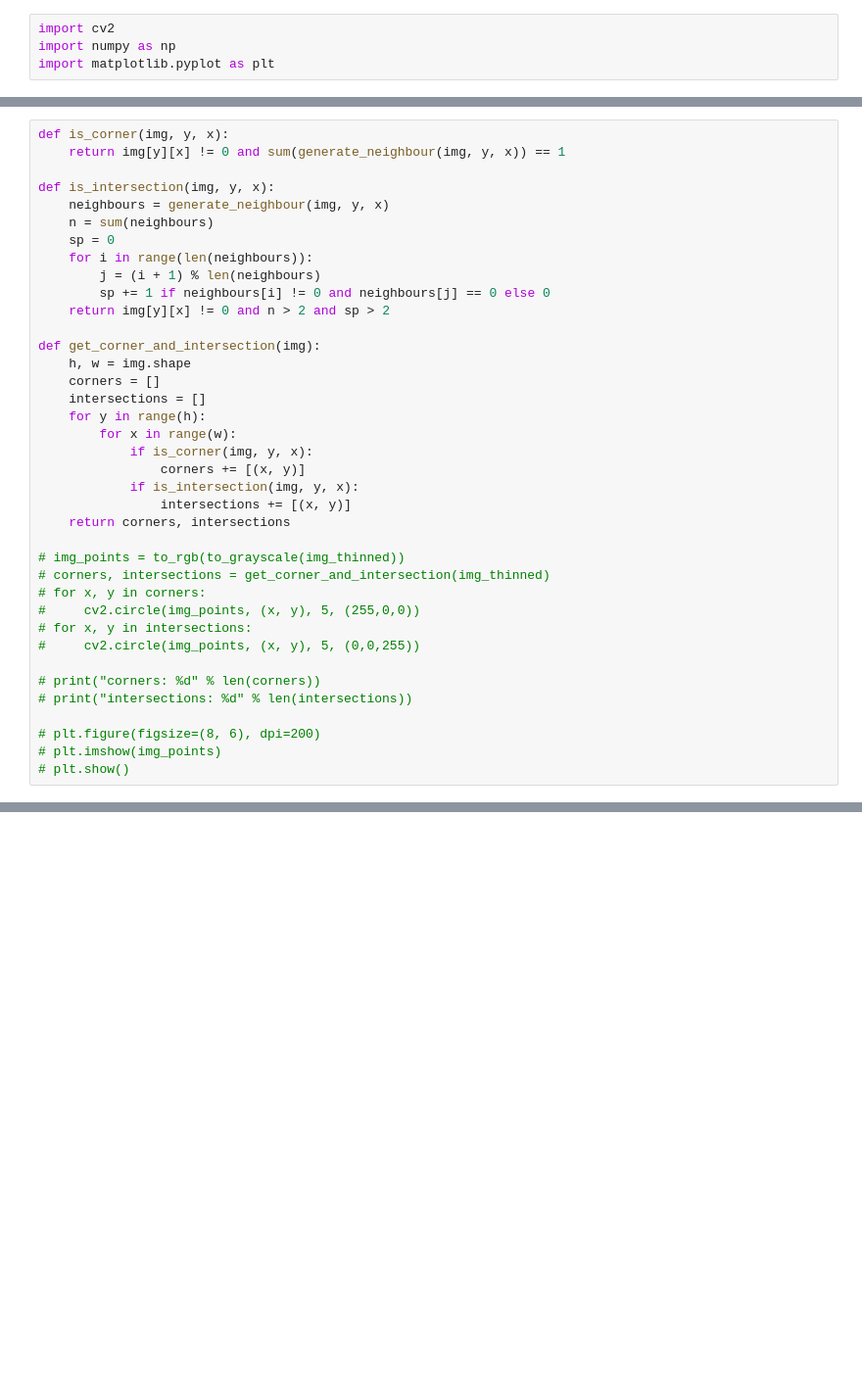
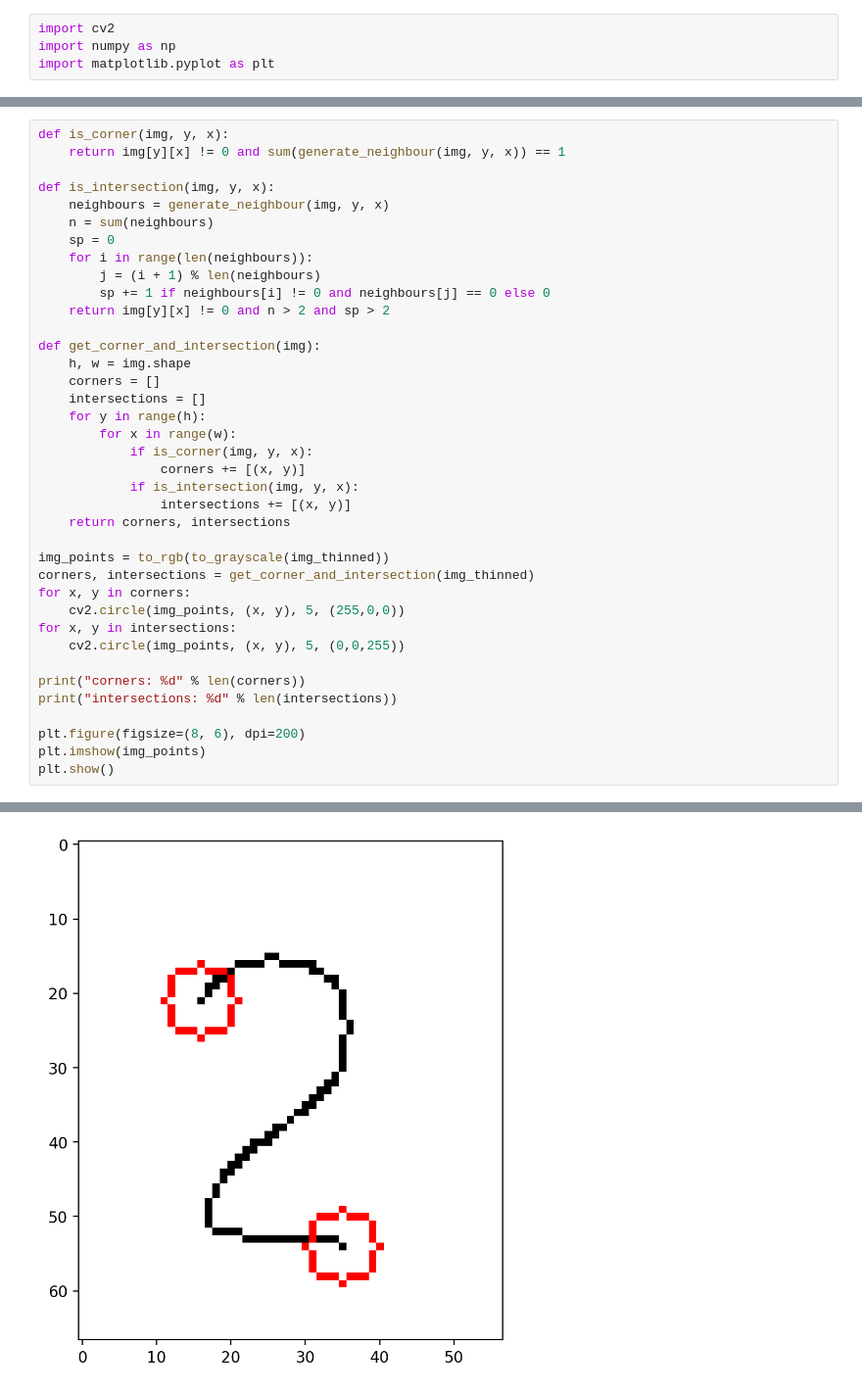
Before and after one commit to jauhararifin/imaginary, a Jupyter notebook: task_7/task.ipynb, the cells around one changed output, grey strips where cells are left out. Shown at 98% size. Drawn from its saved outputs; the diff is of its cells as text; blank space fills up the shorter version.

```diff
--- a/task_7/task.ipynb
+++ b/task_7/task.ipynb
@@ -130,16 +131,17 @@ def get_corner_and_intersection(img):
                 intersections += [(x, y)]
     return corners, intersections
 
-# img_points = to_rgb(to_grayscale(img_thinned))
-# corners, intersections = get_corner_and_intersection(img_thinned)
-# for x, y in corners:
-#     cv2.circle(img_points, (x, y), 5, (255,0,0))
-# for x, y in intersections:
-#     cv2.circle(img_points, (x, y), 5, (0,0,255))
+img_points = to_rgb(to_grayscale(img_thinned))
+corners, intersections = get_corner_and_intersection(img_thinned)
+for x, y in corners:
+    cv2.circle(img_points, (x, y), 5, (255,0,0))
+for x, y in intersections:
+    cv2.circle(img_points, (x, y), 5, (0,0,255))
 
-# print("corners: %d" % len(corners))
-# print("intersections: %d" % len(intersections))
+print("corners: %d" % len(corners))
+print("intersections: %d" % len(intersections))
 
-# plt.figure(figsize=(8, 6), dpi=200)
-# plt.imshow(img_points)
-# plt.show()
+plt.figure(figsize=(8, 6), dpi=200)
+plt.imshow(img_points)
+plt.show()
+# %% [output]
@@ -146 +150,2 @@ def get_corner_and_intersection(img):
+[figure, added]
 # %%
```
Also changed, not shown: parts of 15 cells of this notebook, 2 other files.
